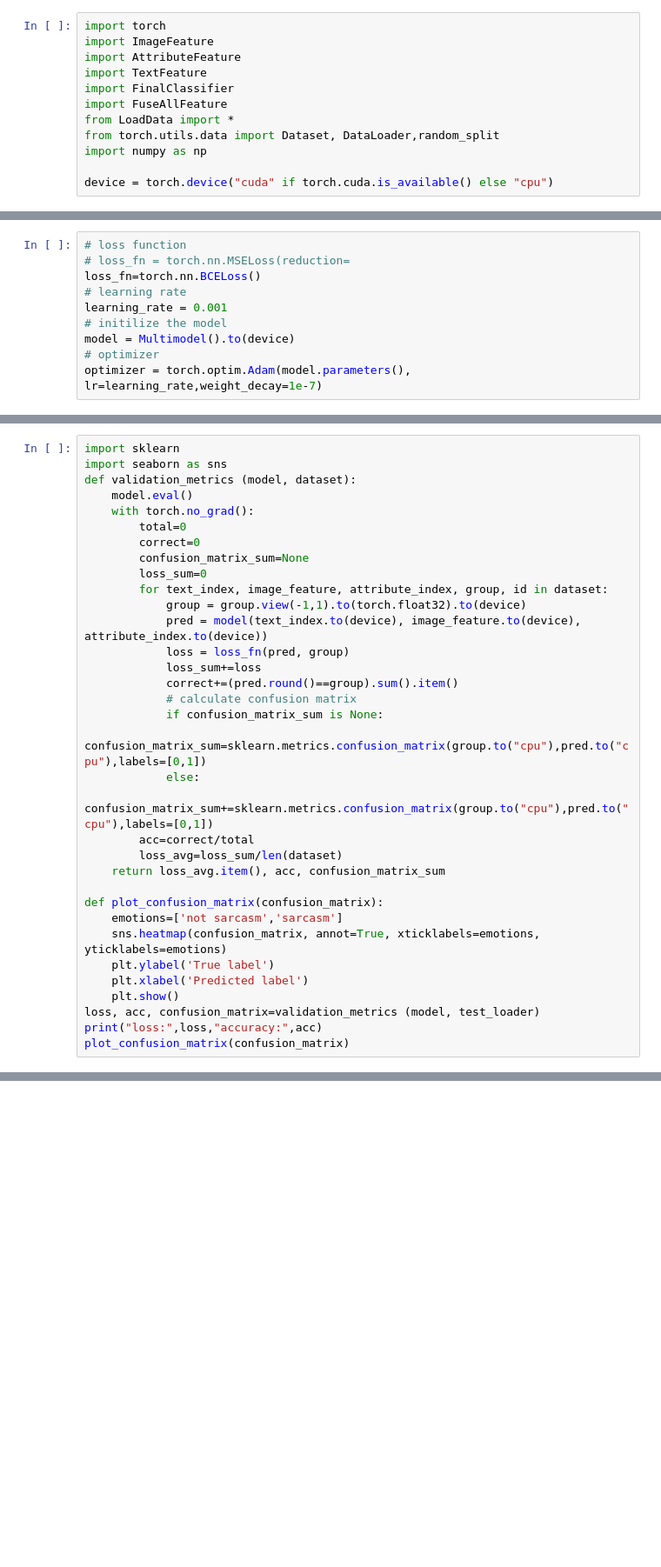
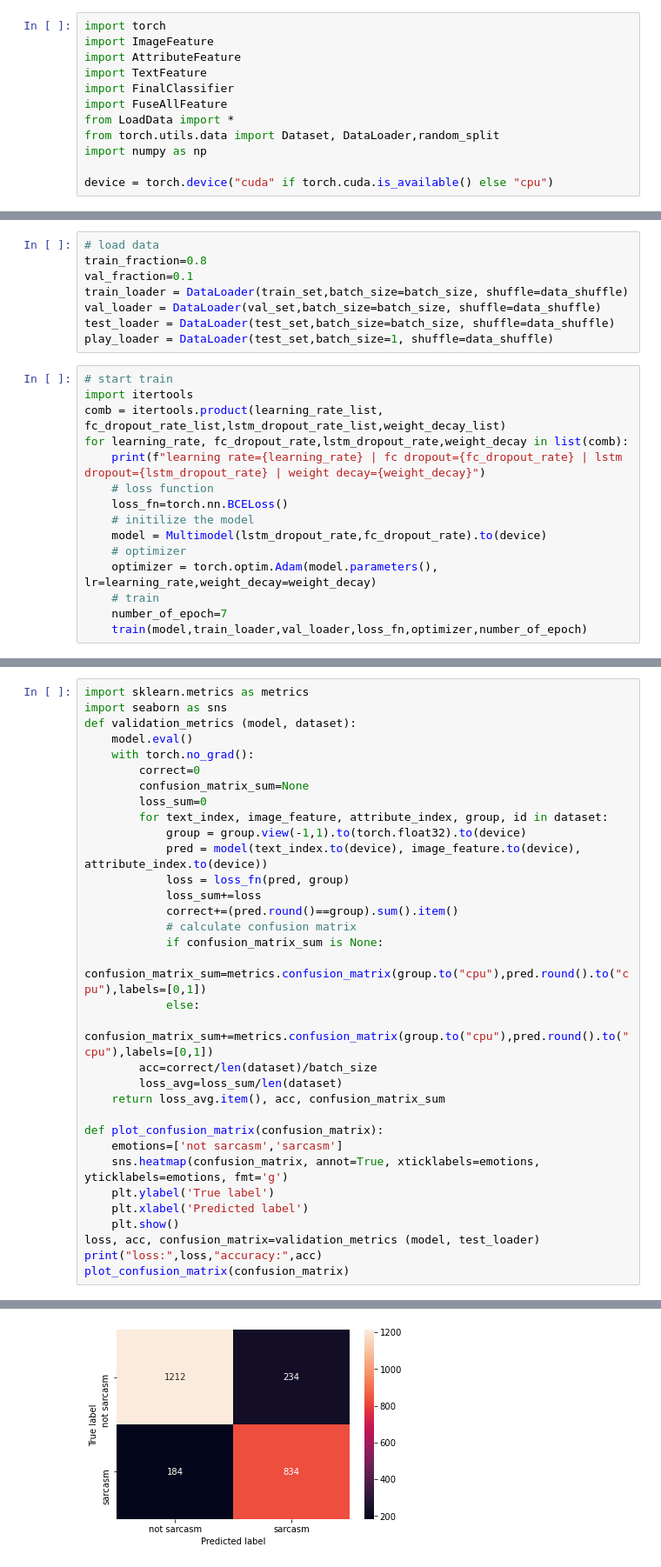
Before and after one commit to ZLJ2015106/pytorch-multimodal_sarcasm_detection, a Jupyter notebook: train.ipynb, the cells around one changed output, grey strips where cells are left out. Shown at 87% size. Drawn from its saved outputs; the diff is of its cells as text; blank space fills up the shorter version.

Commit message:
Fixed issues in test part

```diff
--- a/train.ipynb
+++ b/train.ipynb
@@ -29,10 +71,23 @@ class Multimodel(torch.nn.Module):
+# %%
+# load data
+train_fraction=0.8
+val_fraction=0.1
+train_loader = DataLoader(train_set,batch_size=batch_size, shuffle=data_shuffle)
+val_loader = DataLoader(val_set,batch_size=batch_size, shuffle=data_shuffle)
+test_loader = DataLoader(test_set,batch_size=batch_size, shuffle=data_shuffle)
+play_loader = DataLoader(test_set,batch_size=1, shuffle=data_shuffle)
 # %%
-# loss function
-# loss_fn = torch.nn.MSELoss(reduction=
-loss_fn=torch.nn.BCELoss()
-# learning rate
-learning_rate = 0.001
-# initilize the model
-model = Multimodel().to(device)
-# optimizer
-optimizer = torch.optim.Adam(model.parameters(), lr=learning_rate,weight_decay=1e-7)
+# start train
+import itertools
+comb = itertools.product(learning_rate_list, fc_dropout_rate_list,lstm_dropout_rate_list,weight_decay_list)
+for learning_rate, fc_dropout_rate,lstm_dropout_rate,weight_decay in list(comb):
+    print(f"learning rate={learning_rate} | fc dropout={fc_dropout_rate} | lstm dropout={lstm_dropout_rate} | weight decay={weight_decay}")
+    # loss function
+    loss_fn=torch.nn.BCELoss()
+    # initilize the model
+    model = Multimodel(lstm_dropout_rate,fc_dropout_rate).to(device)
+    # optimizer
+    optimizer = torch.optim.Adam(model.parameters(), lr=learning_rate,weight_decay=weight_decay)
+    # train
+    number_of_epoch=7
+    train(model,train_loader,val_loader,loss_fn,optimizer,number_of_epoch)
@@ -80,10 +96,9 @@ KeyboardInterrupt:
 # %%
-import sklearn
+import sklearn.metrics as metrics
 import seaborn as sns
 def validation_metrics (model, dataset):
     model.eval()
     with torch.no_grad():
-        total=0
         correct=0
         confusion_matrix_sum=None
         loss_sum=0
@@ -95,19 +110,20 @@ def validation_metrics (model, dataset):
             correct+=(pred.round()==group).sum().item()
             # calculate confusion matrix
             if confusion_matrix_sum is None:
-                confusion_matrix_sum=sklearn.metrics.confusion_matrix(group.to("cpu"),pred.to("cpu"),labels=[0,1])
+                confusion_matrix_sum=metrics.confusion_matrix(group.to("cpu"),pred.round().to("cpu"),labels=[0,1])
             else:
-                confusion_matrix_sum+=sklearn.metrics.confusion_matrix(group.to("cpu"),pred.to("cpu"),labels=[0,1])
-        acc=correct/total
+                confusion_matrix_sum+=metrics.confusion_matrix(group.to("cpu"),pred.round().to("cpu"),labels=[0,1])
+        acc=correct/len(dataset)/batch_size
         loss_avg=loss_sum/len(dataset)
     return loss_avg.item(), acc, confusion_matrix_sum
 
 def plot_confusion_matrix(confusion_matrix):
     emotions=['not sarcasm','sarcasm']
-    sns.heatmap(confusion_matrix, annot=True, xticklabels=emotions, yticklabels=emotions)
+    sns.heatmap(confusion_matrix, annot=True, xticklabels=emotions, yticklabels=emotions, fmt='g')
     plt.ylabel('True label')
     plt.xlabel('Predicted label')
     plt.show()
 loss, acc, confusion_matrix=validation_metrics (model, test_loader)
 print("loss:",loss,"accuracy:",acc)
 plot_confusion_matrix(confusion_matrix)
+# %% [output]
@@ -114 +131,2 @@ plot_confusion_matrix(confusion_matrix)
+[figure, added]
 # %%
```
Also changed, not shown: parts of 7 cells of this notebook.
